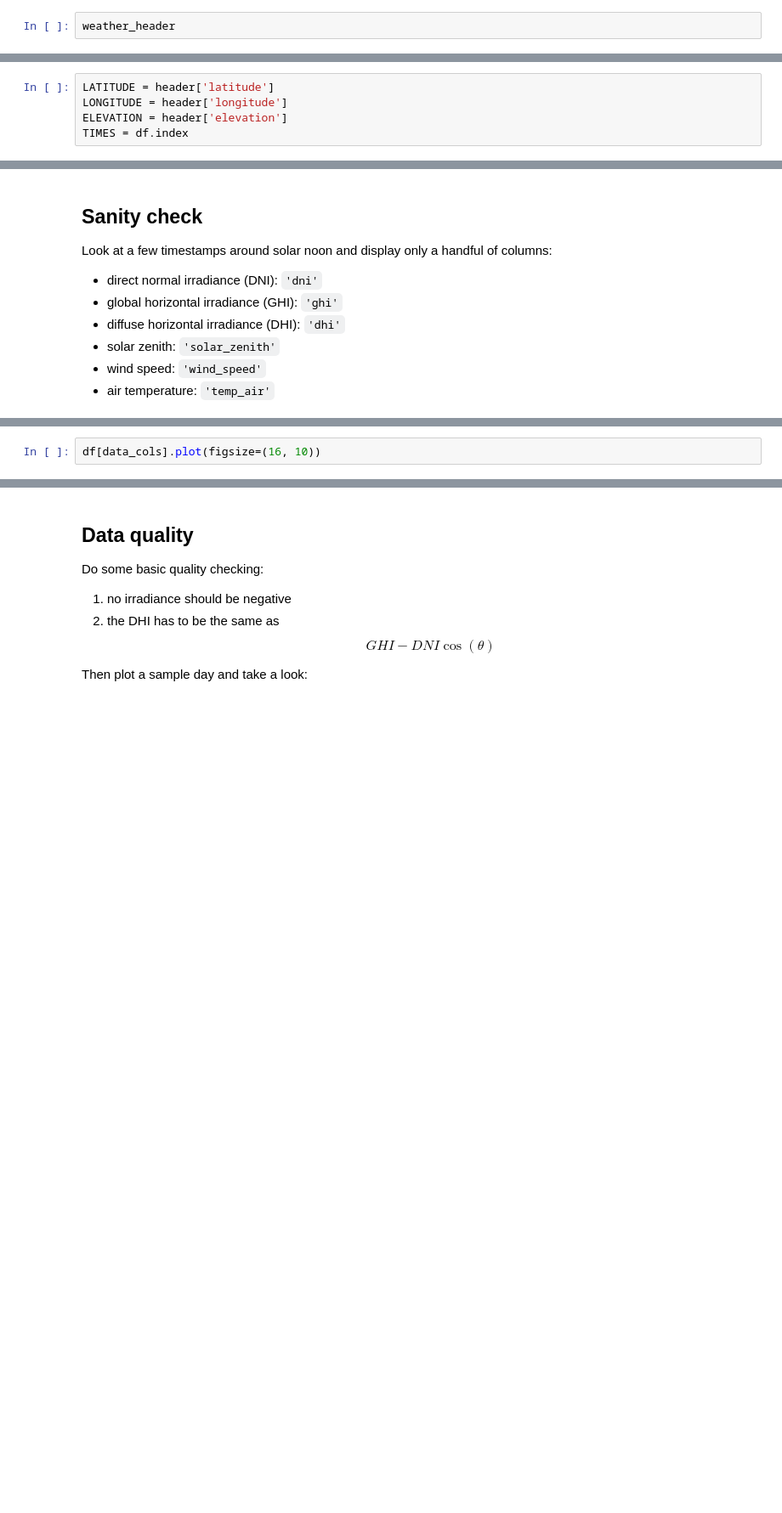
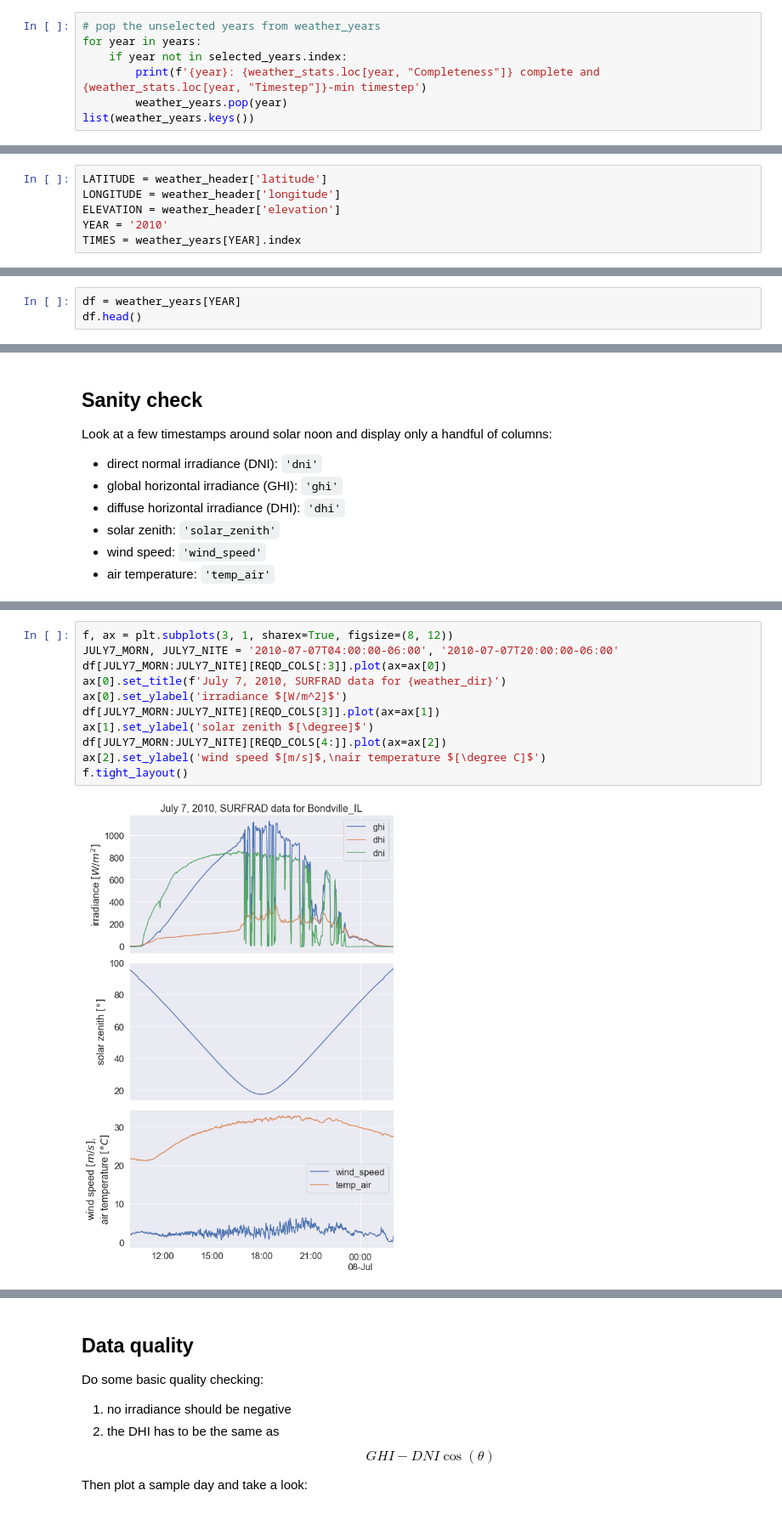
Before and after one commit to mikofski/pvsc49-satellite-sampling, a Jupyter notebook: analysis/instantaneous_weather-SURFRAD.ipynb, the cells around one changed output, grey strips where cells are left out. Shown at 85% size. Cells and saved outputs as stored; diff of their text form; blank space fills up the shorter version.

```diff
--- a/analysis/instantaneous_weather-SURFRAD.ipynb
+++ b/analysis/instantaneous_weather-SURFRAD.ipynb
@@ -146,3 +198,8 @@ DatetimeIndex(['2005-01-01 00:00:00+00:00', '2005-01-01 00:03:00+00:00',
 # %%
-weather_header
+# pop the unselected years from weather_years
+for year in years:
+    if year not in selected_years.index:
+        print(f'{year}: {weather_stats.loc[year, "Completeness"]} complete and {weather_stats.loc[year, "Timestep"]}-min timestep')
+        weather_years.pop(year)
+list(weather_years.keys())
 # %% [output]
@@ -162,5 +226,6 @@ KeyboardInterrupt:
 # %%
-LATITUDE = header['latitude']
-LONGITUDE = header['longitude']
-ELEVATION = header['elevation']
-TIMES = df.index
+LATITUDE = weather_header['latitude']
+LONGITUDE = weather_header['longitude']
+ELEVATION = weather_header['elevation']
+YEAR = '2010'
+TIMES = weather_years[YEAR].index
@@ -166,0 +247,3 @@ TIMES = df.index
+# %%
+df = weather_years[YEAR]
+df.head()
@@ -207,2 +310,13 @@ df['2005-07-07T12:09:00-06:00':'2005-07-07T12:18:00-06:00'][data_cols]  # <-- XX
 # %%
-df[data_cols].plot(figsize=(16, 10))
+f, ax = plt.subplots(3, 1, sharex=True, figsize=(8, 12))
+JULY7_MORN, JULY7_NITE = '2010-07-07T04:00:00-06:00', '2010-07-07T20:00:00-06:00'
+df[JULY7_MORN:JULY7_NITE][REQD_COLS[:3]].plot(ax=ax[0])
+ax[0].set_title(f'July 7, 2010, SURFRAD data for {weather_dir}')
+ax[0].set_ylabel('irradiance $[W/m^2]$')
+df[JULY7_MORN:JULY7_NITE][REQD_COLS[3]].plot(ax=ax[1])
+ax[1].set_ylabel('solar zenith $[\degree]$')
+df[JULY7_MORN:JULY7_NITE][REQD_COLS[4:]].plot(ax=ax[2])
+ax[2].set_ylabel('wind speed $[m/s]$,\nair temperature $[\degree C]$')
+f.tight_layout()
+# %% [output]
+[figure, added]
```
Also changed, not shown: parts of 57 cells of this notebook.
